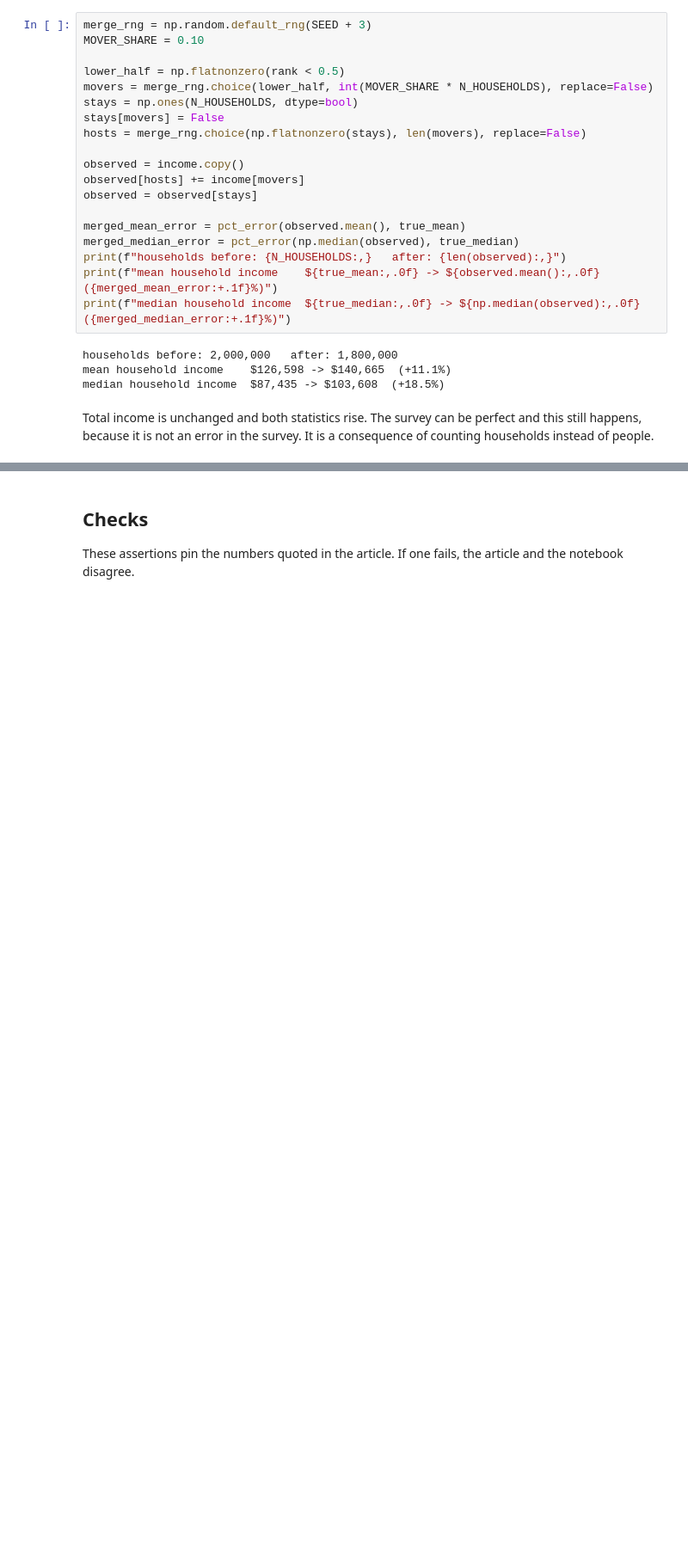
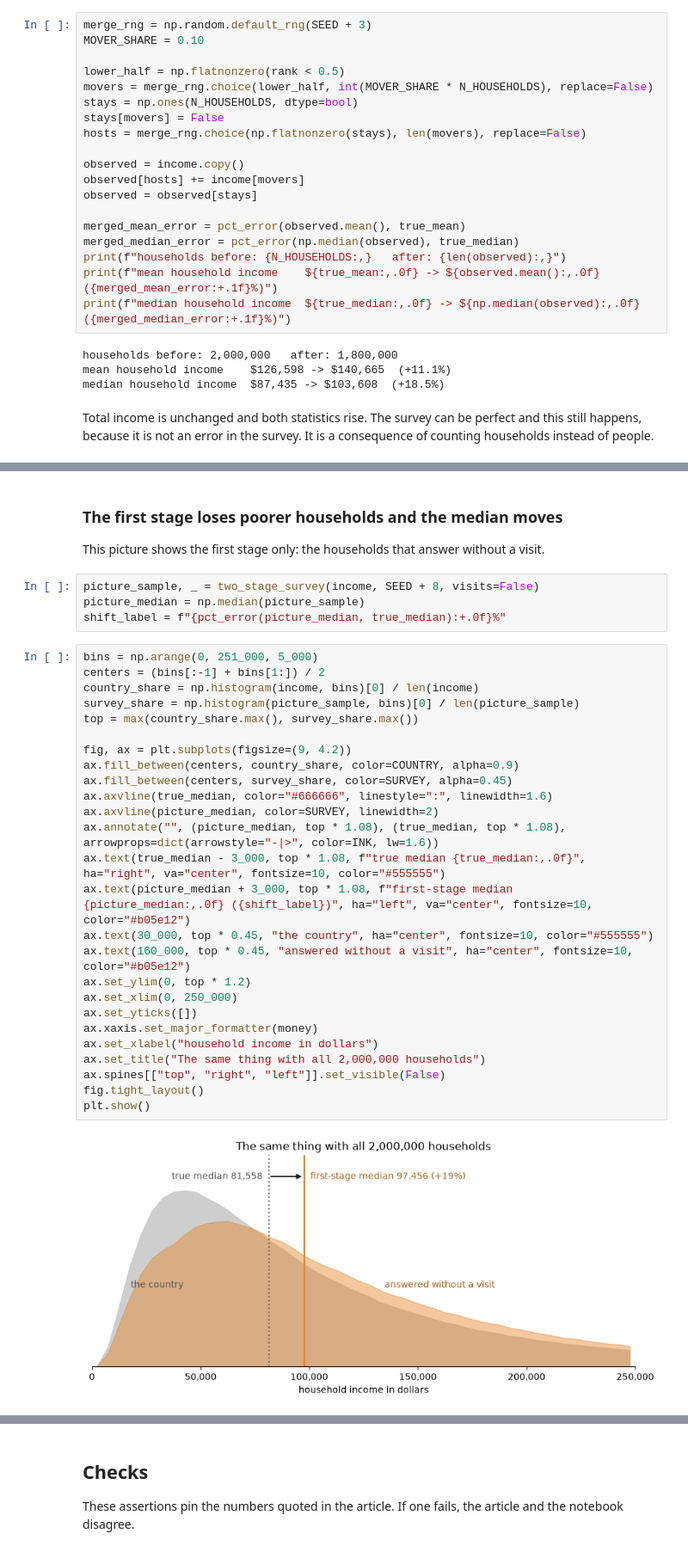
Before and after one commit to Alestainer/statistics-intuitions, a Jupyter notebook: notebooks/06-who-answers-the-income-survey.ipynb, the cells around one changed output, grey strips where cells are left out. Shown at 86% size. Saved outputs shown, nothing was run; the diff lists cells and outputs as text; blank space fills up the shorter version.

```diff
--- a/notebooks/06-who-answers-the-income-survey.ipynb
+++ b/notebooks/06-who-answers-the-income-survey.ipynb
@@ -485,0 +930,36 @@ not an error in the survey. It is a consequence of counting households instead o
+# %% [markdown]
+### The first stage loses poorer households and the median moves
+
+This picture shows the first stage only: the households that answer without a visit.
+# %%
+picture_sample, _ = two_stage_survey(income, SEED + 8, visits=False)
+picture_median = np.median(picture_sample)
+shift_label = f"{pct_error(picture_median, true_median):+.0f}%"
+# %%
+bins = np.arange(0, 251_000, 5_000)
+centers = (bins[:-1] + bins[1:]) / 2
+country_share = np.histogram(income, bins)[0] / len(income)
+survey_share = np.histogram(picture_sample, bins)[0] / len(picture_sample)
+top = max(country_share.max(), survey_share.max())
+
+fig, ax = plt.subplots(figsize=(9, 4.2))
+ax.fill_between(centers, country_share, color=COUNTRY, alpha=0.9)
+ax.fill_between(centers, survey_share, color=SURVEY, alpha=0.45)
+ax.axvline(true_median, color="#666666", linestyle=":", linewidth=1.6)
+ax.axvline(picture_median, color=SURVEY, linewidth=2)
+ax.annotate("", (picture_median, top * 1.08), (true_median, top * 1.08), arrowprops=dict(arrowstyle="-|>", color=INK, lw=1.6))
+ax.text(true_median - 3_000, top * 1.08, f"true median {true_median:,.0f}", ha="right", va="center", fontsize=10, color="#555555")
+ax.text(picture_median + 3_000, top * 1.08, f"first-stage median {picture_median:,.0f} ({shift_label})", ha="left", va="center", fontsize=10, color="#b05e12")
+ax.text(30_000, top * 0.45, "the country", ha="center", fontsize=10, color="#555555")
+ax.text(160_000, top * 0.45, "answered without a visit", ha="center", fontsize=10, color="#b05e12")
+ax.set_ylim(0, top * 1.2)
+ax.set_xlim(0, 250_000)
+ax.set_yticks([])
+ax.xaxis.set_major_formatter(money)
+ax.set_xlabel("household income in dollars")
+ax.set_title("The same thing with all 2,000,000 households")
+ax.spines[["top", "right", "left"]].set_visible(False)
+fig.tight_layout()
+plt.show()
+# %% [output]
+[figure, added]
```
Also changed, not shown: parts of 31 cells of this notebook, 2 other files.
